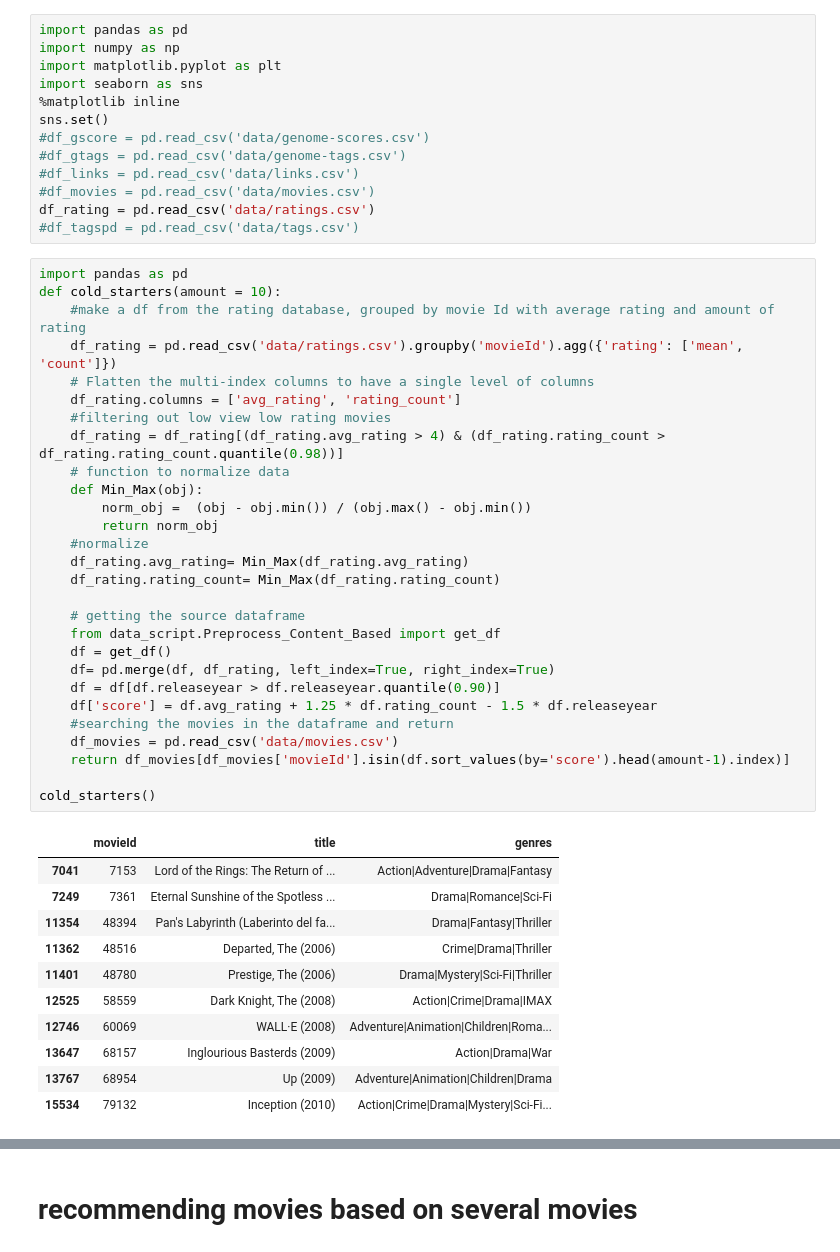
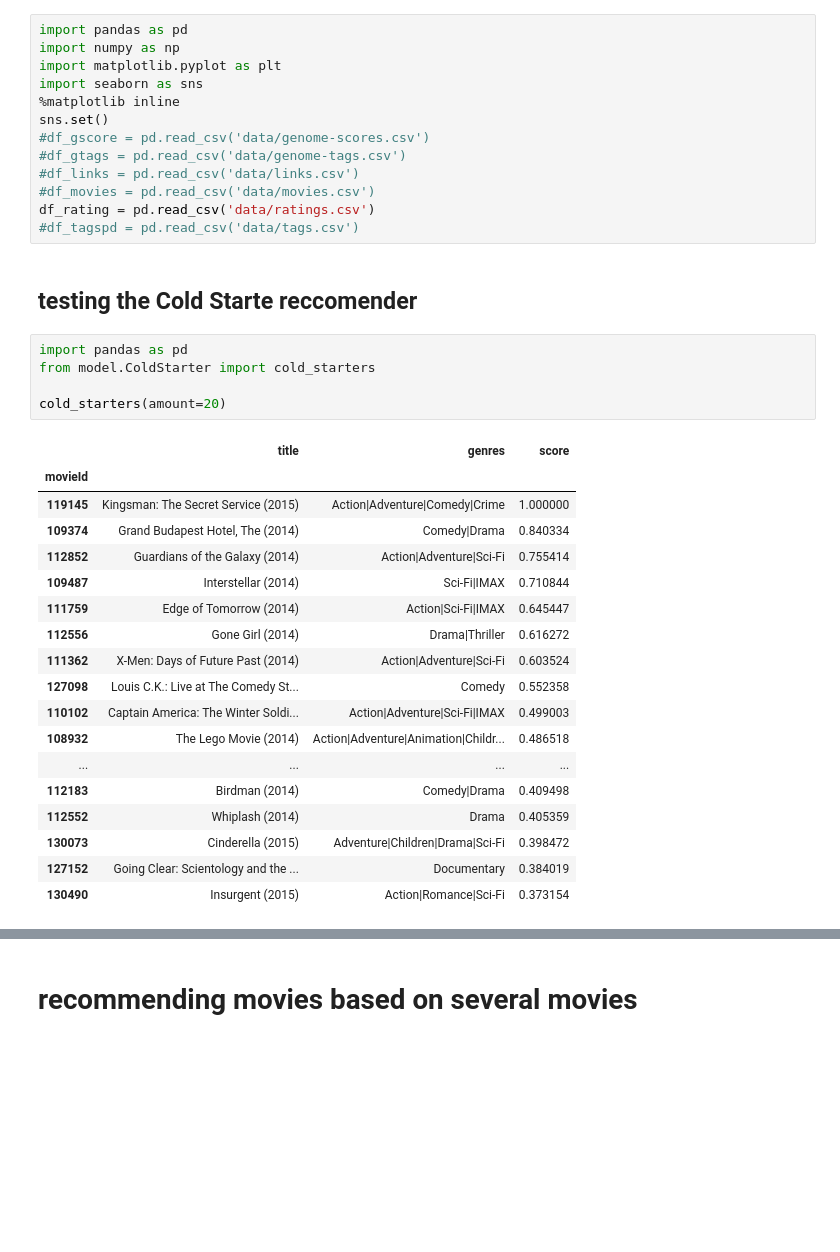
Before and after one commit to HamidSadEsf/movie_recommendation_ProjectCDS, a Jupyter notebook: Hybrid_recommender.ipynb, the cells around one changed output, grey strips where cells are left out. Drawn from its saved outputs; the diff is of its cells as text; blank space fills up the shorter version.

Commit message:
creating Cold Starter recommender

```diff
--- a/Hybrid_recommender.ipynb
+++ b/Hybrid_recommender.ipynb
@@ -11,43 +11,29 @@ sns.set()
 #df_movies = pd.read_csv('data/movies.csv')
 df_rating = pd.read_csv('data/ratings.csv')
 #df_tagspd = pd.read_csv('data/tags.csv')
+# %% [markdown]
+## testing the Cold Starte reccomender
 # %%
 import pandas as pd
-def cold_starters(amount = 10):
-    #make a df from the rating database, grouped by movie Id with average rating and amount of rating
-    df_rating = pd.read_csv('data/ratings.csv').groupby('movieId').agg({'rating': ['mean', 'count']})
-    # Flatten the multi-index columns to have a single level of columns
-    df_rating.columns = ['avg_rating', 'rating_count']
-    #filtering out low view low rating movies
-    df_rating = df_rating[(df_rating.avg_rating > 4) & (df_rating.rating_count > df_rating.rating_count.quantile(0.98))]
-    # function to normalize data
-    def Min_Max(obj):
-        norm_obj =  (obj - obj.min()) / (obj.max() - obj.min())
-        return norm_obj
-    #normalize
-    df_rating.avg_rating= Min_Max(df_rating.avg_rating)
-    df_rating.rating_count= Min_Max(df_rating.rating_count)
+from model.ColdStarter import cold_starters
 
-    # getting the source dataframe
-    from data_script.Preprocess_Content_Based import get_df
-    df = get_df()
-    df= pd.merge(df, df_rating, left_index=True, right_index=True)
-    df = df[df.releaseyear > df.releaseyear.quantile(0.90)]
-    df['score'] = df.avg_rating + 1.25 * df.rating_count - 1.5 * df.releaseyear
-    #searching the movies in the dataframe and return
-    df_movies = pd.read_csv('data/movies.csv')
-    return df_movies[df_movies['movieId'].isin(df.sort_values(by='score').head(amount-1).index)]
-
-cold_starters()
+cold_starters(amount=20)
 # %% [output]
-|  | movieId | title | genres |
-| 7041 | 7153 | Lord of the Rings: The Return of ... | Action|Adventure|Drama|Fantasy |
-| 7249 | 7361 | Eternal Sunshine of the Spotless ... | Drama|Romance|Sci-Fi |
-| 11354 | 48394 | Pan's Labyrinth (Laberinto del fa... | Drama|Fantasy|Thriller |
-| 11362 | 48516 | Departed, The (2006) | Crime|Drama|Thriller |
-| 11401 | 48780 | Prestige, The (2006) | Drama|Mystery|Sci-Fi|Thriller |
-| 12525 | 58559 | Dark Knight, The (2008) | Action|Crime|Drama|IMAX |
-| 12746 | 60069 | WALL·E (2008) | Adventure|Animation|Children|Roma... |
-| 13647 | 68157 | Inglourious Basterds (2009) | Action|Drama|War |
-| 13767 | 68954 | Up (2009) | Adventure|Animation|Children|Drama |
-| 15534 | 79132 | Inception (2010) | Action|Crime|Drama|Mystery|Sci-Fi... |
+|  | title | genres | score |
+| movieId |  |  |  |
+| 119145 | Kingsman: The Secret Service (2015) | Action|Adventure|Comedy|Crime | 1.000000 |
+| 109374 | Grand Budapest Hotel, The (2014) | Comedy|Drama | 0.840334 |
+| 112852 | Guardians of the Galaxy (2014) | Action|Adventure|Sci-Fi | 0.755414 |
+| 109487 | Interstellar (2014) | Sci-Fi|IMAX | 0.710844 |
+| 111759 | Edge of Tomorrow (2014) | Action|Sci-Fi|IMAX | 0.645447 |
+| 112556 | Gone Girl (2014) | Drama|Thriller | 0.616272 |
+| 111362 | X-Men: Days of Future Past (2014) | Action|Adventure|Sci-Fi | 0.603524 |
+| 127098 | Louis C.K.: Live at The Comedy St... | Comedy | 0.552358 |
+| 110102 | Captain America: The Winter Soldi... | Action|Adventure|Sci-Fi|IMAX | 0.499003 |
+| 108932 | The Lego Movie (2014) | Action|Adventure|Animation|Childr... | 0.486518 |
+| ... | ... | ... | ... |
+| 112183 | Birdman (2014) | Comedy|Drama | 0.409498 |
+| 112552 | Whiplash (2014) | Drama | 0.405359 |
+| 130073 | Cinderella (2015) | Adventure|Children|Drama|Sci-Fi | 0.398472 |
+| 127152 | Going Clear: Scientology and the ... | Documentary | 0.384019 |
+| 130490 | Insurgent (2015) | Action|Romance|Sci-Fi | 0.373154 |
```
Also changed, not shown: parts of 7 cells of this notebook, 3 other files.
